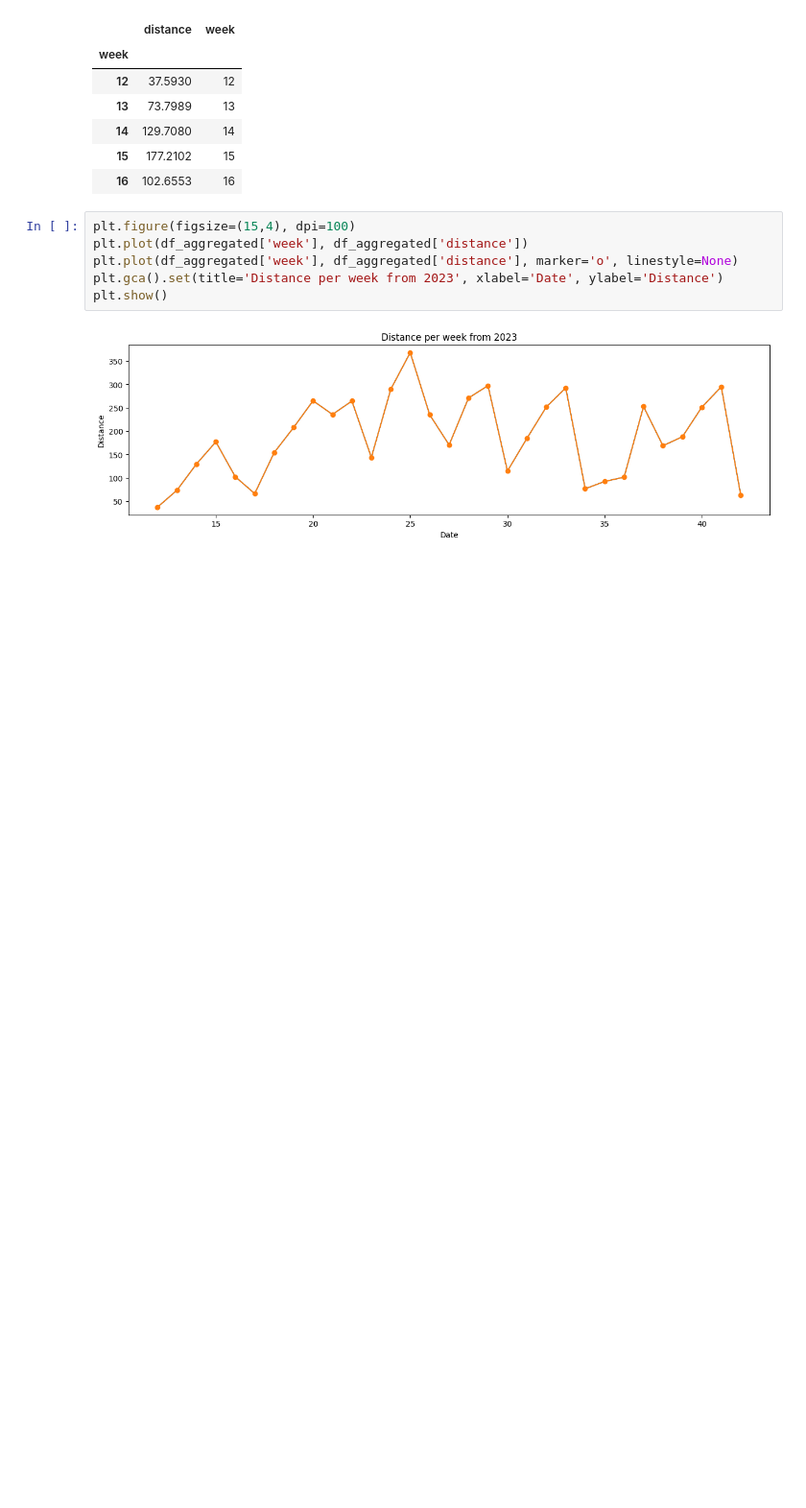
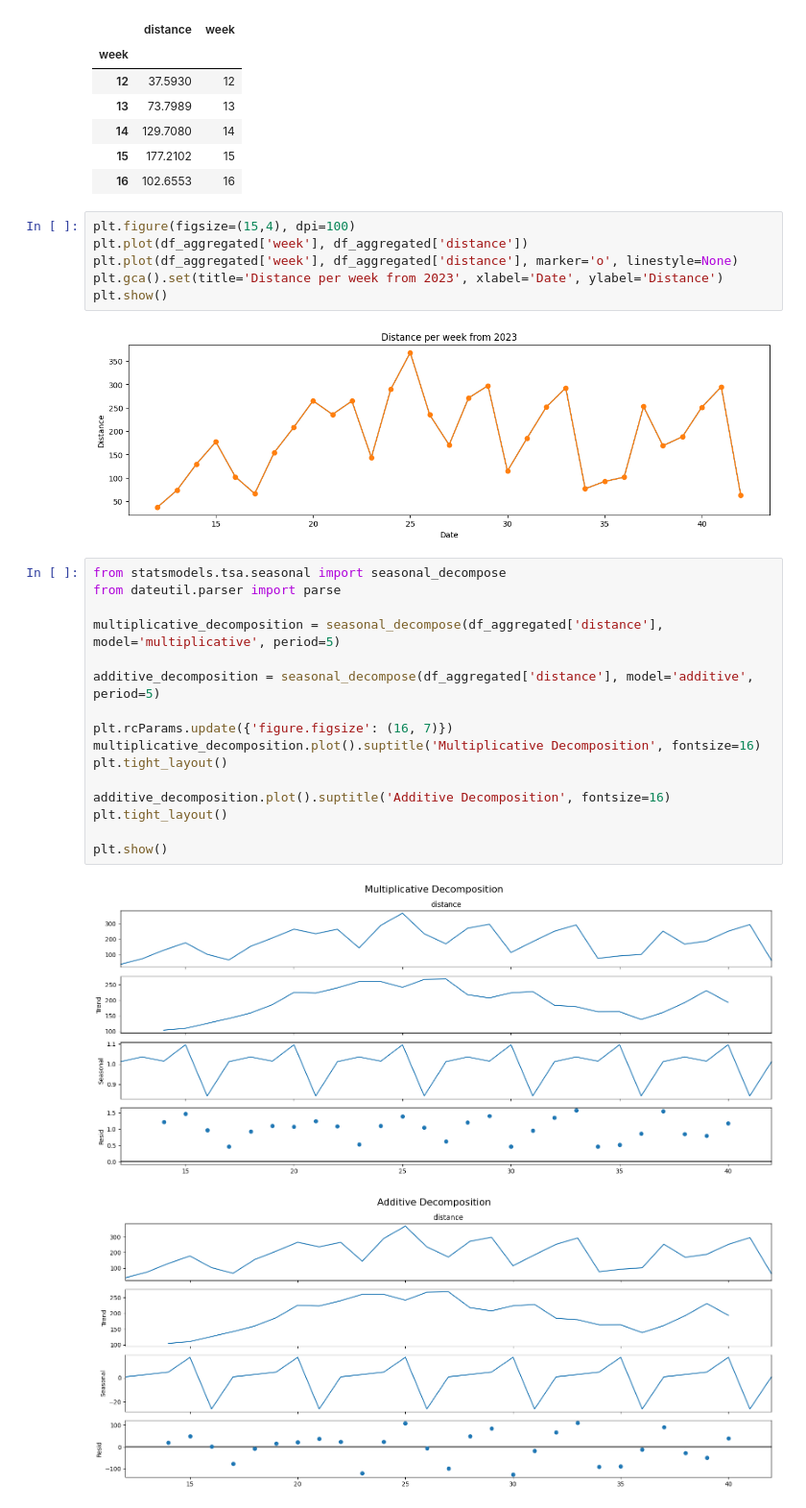
Before and after one commit to rhattark/CSE572, a Jupyter notebook: HW4/projectTimeSeriesAnalysis.ipynb, the cells around one changed output. Shown at 96% size. Saved outputs shown, nothing was run; the diff lists cells and outputs as text; blank space fills up the shorter version.

```diff
--- a/HW4/projectTimeSeriesAnalysis.ipynb
+++ b/HW4/projectTimeSeriesAnalysis.ipynb
@@ -125,3 +125,22 @@ plt.gca().set(title='Distance per week from 2023', xlabel='Date', ylabel='Distan
 plt.show()
 # %% [output]
 [figure]
+# %%
+from statsmodels.tsa.seasonal import seasonal_decompose
+from dateutil.parser import parse
+
+multiplicative_decomposition = seasonal_decompose(df_aggregated['distance'], model='multiplicative', period=5)
+
+additive_decomposition = seasonal_decompose(df_aggregated['distance'], model='additive', period=5)
+
+plt.rcParams.update({'figure.figsize': (16, 7)})
+multiplicative_decomposition.plot().suptitle('Multiplicative Decomposition', fontsize=16)
+plt.tight_layout()
+
+additive_decomposition.plot().suptitle('Additive Decomposition', fontsize=16)
+plt.tight_layout()
+
+plt.show()
+# %% [output]
+[figure, added]
+[figure, added]
```
Also changed, not shown: parts of 2 cells of this notebook.
